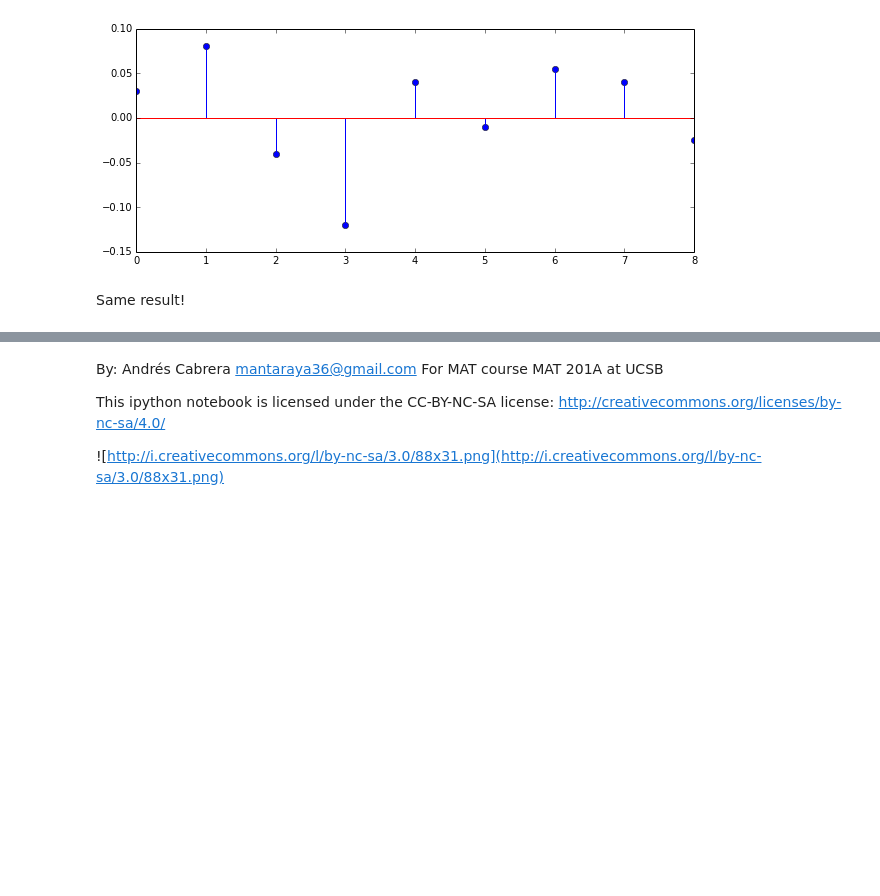
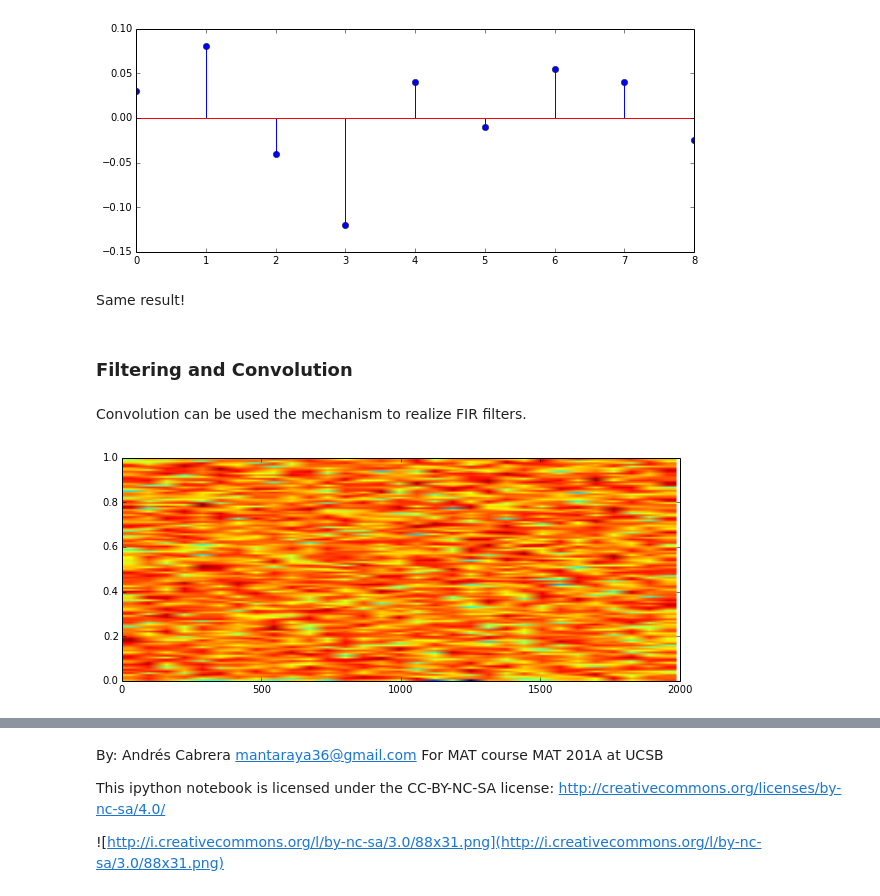
Before and after one commit to mantaraya36/201A-ipython, a Jupyter notebook: Convolution.ipynb, the cells around one changed output, grey strips where cells are left out. Saved outputs shown, nothing was run; the diff lists cells and outputs as text; code cells hidden in the pictures; blank space fills up the shorter version.

```diff
--- a/Convolution.ipynb
+++ b/Convolution.ipynb
@@ -230,3 +228,12 @@ stem(convolve(f,g))
 [figure]
 # %% [markdown]
 Same result!
+# %% [markdown]
+### Filtering and Convolution
+# %% [markdown]
+Convolution can be used the mechanism to realize FIR filters.
+# %%
+f = random.random(4096) - 0.5
+specgram(f);
+# %% [output]
+[figure, added]
```
Also changed, not shown: parts of 19 cells of this notebook, 2 other files.
